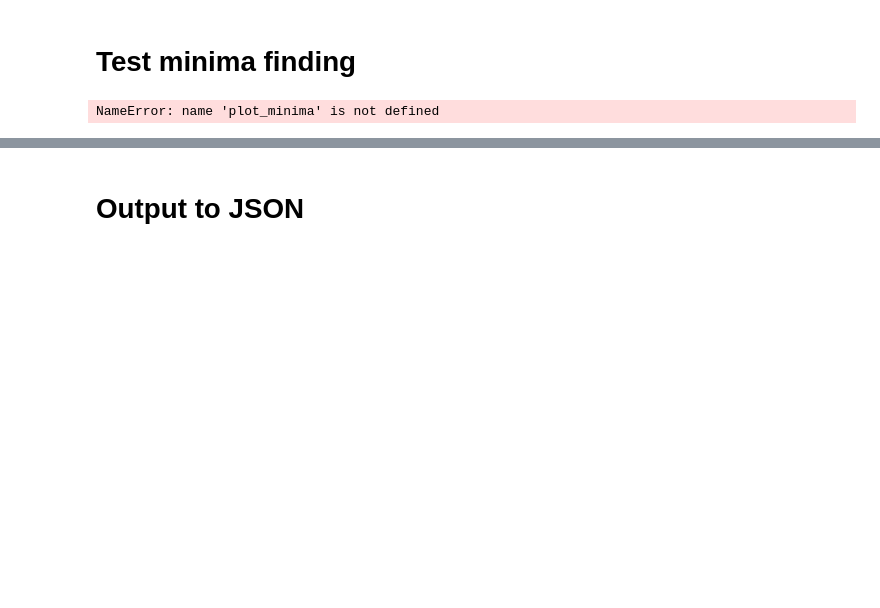
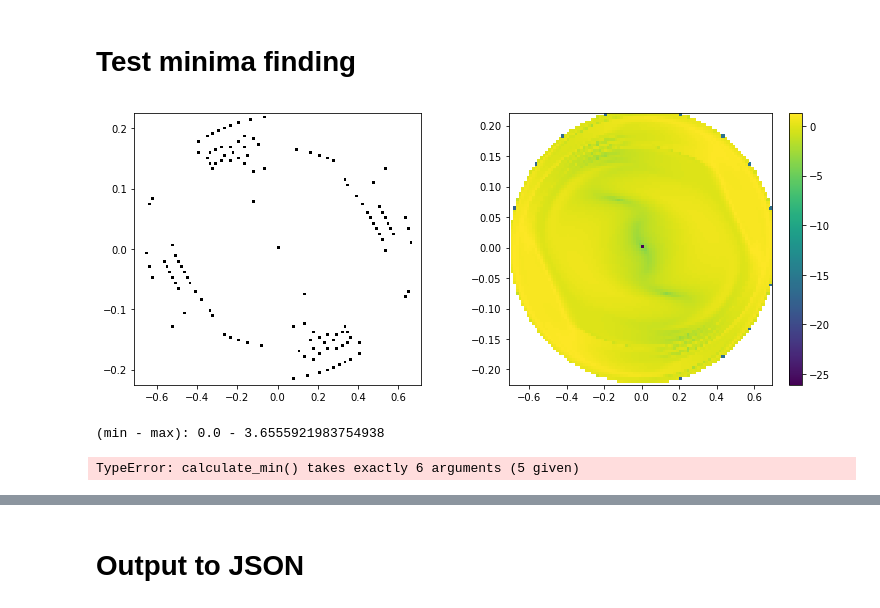
Before and after one commit to edwardsjohnmartin/MagPhyxP, a Jupyter notebook: Edges.ipynb, the cells around one changed output, grey strips where cells are left out. Saved outputs shown, nothing was run; the diff lists cells and outputs as text; code cells hidden in the pictures; blank space fills up the shorter version.

```diff
--- a/Edges.ipynb
+++ b/Edges.ipynb
@@ -106,6 +101,10 @@ interactive(children=(FloatSlider(value=-0.25, description='Energy:', max=0.0, m
 import numpy as np
 import matplotlib.pyplot as plt
 import magphyxp
+
+VARY_PTHETA_PPHI = 0
+VARY_PTHETA_ENERGY = 1
+
 
 def f(x,y):
     pr = 2*energy + 2/3 - x**2 - 10*y**2
@@ -389,7 +374,7 @@ def plot_minima_center(p_theta_start, p_theta_end, p_phi_start, p_phi_end, grid_
     # print(minima)
     grid_image1 = np.ones((z.shape[0], z.shape[1], 3))
     for row in minima_array:
-        m = magphyxp.calculate_min(row[0], row[1], num_bounces, energy, 0.00001)
+        m = magphyxp.calculate_min(row[0], row[1], num_bounces, energy, 0.00001, VARY_PTHETA_PPHI)
         if m.f < .001:
     #         print('{}\n\t{} {} {}'.format(row, m.ptheta, m.pphi, m.f))
             real_minima.append(m)
@@ -502,35 +487,37 @@ def find_indices(point, xrange, yrange, h_theta, h_phi):
         if abs(pphi - y) < h_phi:
             break
         i += 1
 
     return i, j
 
 def f(x,y):
     pr = 2*energy + 2/3 - x**2 - 10*y**2
     if pr >= 0:
         return magphyxp.period(x, y, num_bounces, energy)
     return np.nan
 
 vf = np.vectorize(f)
 
 energy = -0.08
 # energy = -0.15
 num_bounces = 5
 ptheta_width = np.sqrt((energy + 1/3)*2)*2
 pphi_width = np.sqrt((energy + 1/3)/5)*2
 
-# plot_minima(0, 0, ptheta_width, pphi_width, 100)
+plot_minima(0, 0, ptheta_width, pphi_width, 100)
 # plot_minima(0, 0, ptheta_width/4, pphi_width/4, 100)
 # plot_minima(0.1617, -0.1033, ptheta_width/4, pphi_width/4, 100)
 # plot_minima(0.1617, -0.1033, ptheta_width/8, pphi_width/8, 100)
 # plot_minima(-0.3, 0.15, 0.1, 0.05, 1000)
 # plot_minima(0, 0, ptheta_width, pphi_width, 100)
 # plot_minima(p_theta_start=-p_theta, p_theta_end=p_theta, p_phi_start=-p_phi, p_phi_end=p_phi, grid_size=100)
 # plot_minima(p_theta_start=0.0, p_theta_end=0.4, p_phi_start=-0.15, p_phi_end=-0.07, grid_size=100)
 # plot_minima(p_theta_start=-0.3, p_theta_end=0.1, p_phi_start=0.10, p_phi_end=0.21, grid_size=100)
 # plot_minima(p_theta_start=-0.25, p_theta_end=-0.20, p_phi_start=0.13, p_phi_end=0.15, grid_size=100)
 # %% [output]
+[figure, added]
-NameError: name 'plot_minima' is not defined
+(min - max): 0.0 - 3.6555921983754938
+TypeError: calculate_min() takes exactly 6 arguments (5 given)
 # %%
 import numpy as np
 import matplotlib.pyplot as plt
```
Also changed, not shown: parts of 9 cells of this notebook, 6 other files.
